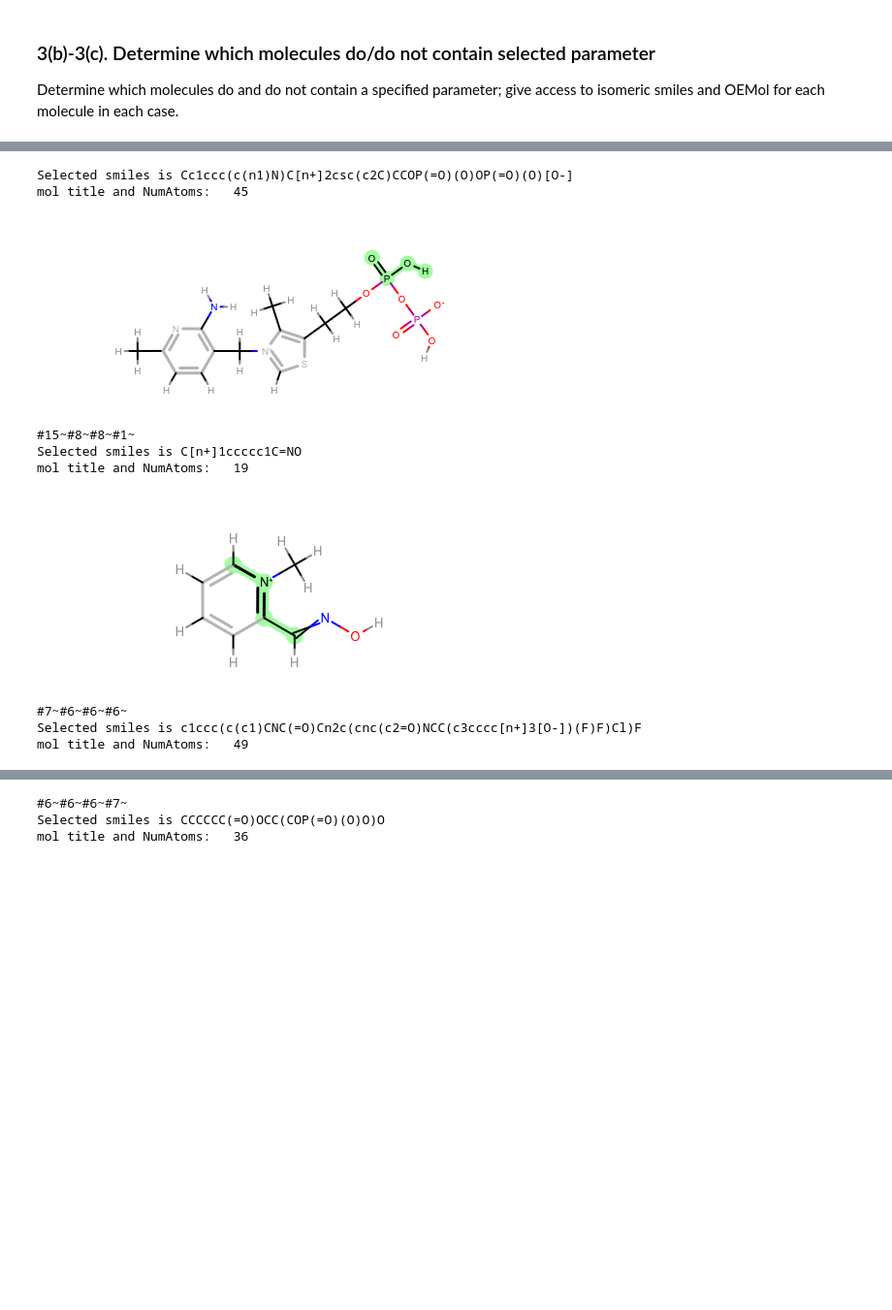
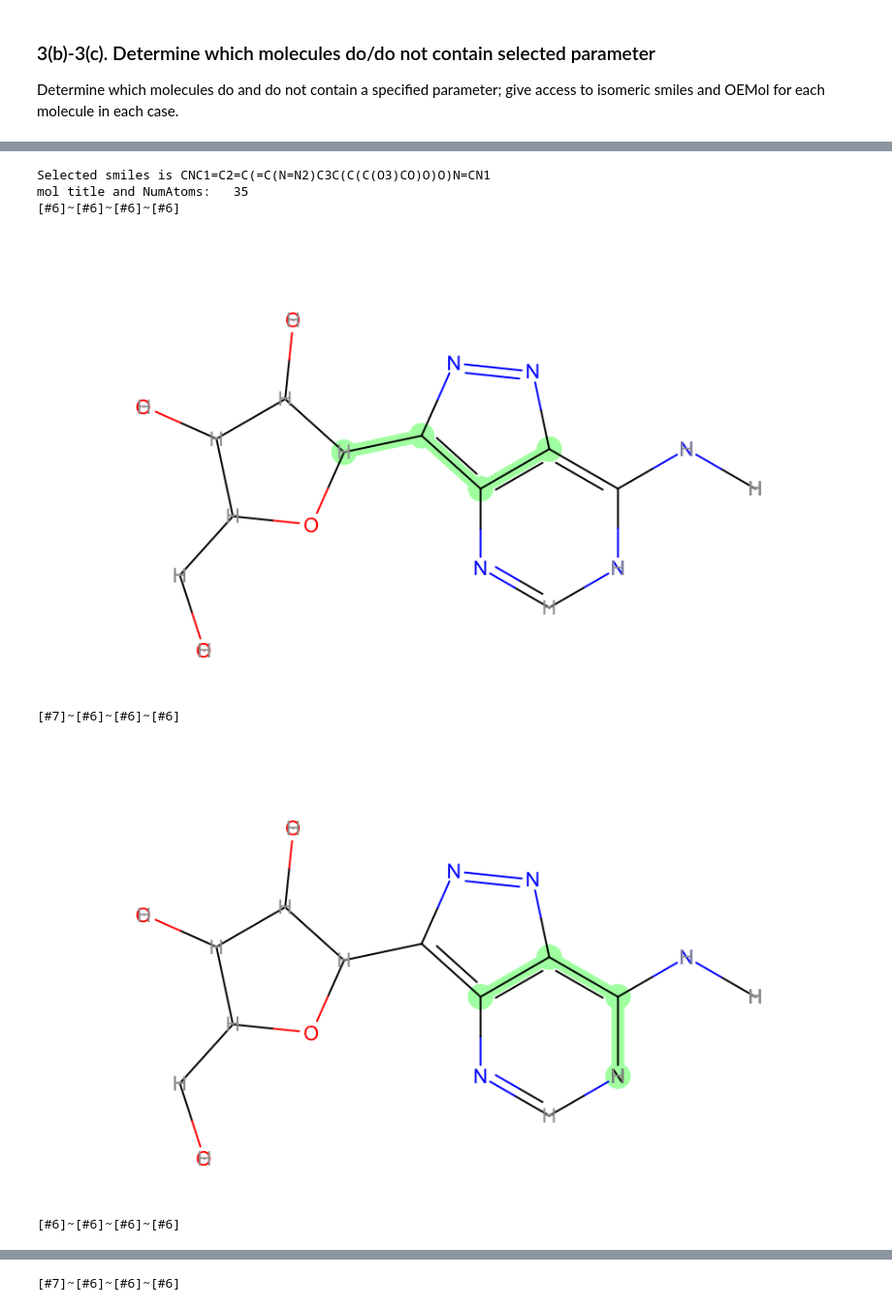
Before and after one commit to openforcefield/openff-toolkit, a Jupyter notebook: examples/test_smirff99Frosst/parameter_usage.ipynb, the cells around one changed output, grey strips where cells are left out. Shown at 97% size. Saved outputs shown, nothing was run; the diff lists cells and outputs as text; code cells hidden in the pictures; blank space fills up the shorter version.

Commit message:
small changes to ffxml and filtering molecules, will organize more this weekend

```diff
--- a/examples/test_smirff99Frosst/parameter_usage.ipynb
+++ b/examples/test_smirff99Frosst/parameter_usage.ipynb
@@ -30,3 +30,6 @@ import matplotlib
 import numpy as np
 import pylab as pl
 import matplotlib.pyplot as plt
+import time
+import IPython
+IPython.OutputArea.auto_scroll_threshold = 9999
@@ -33,5 +38,5 @@ import matplotlib.pyplot as plt
 # %%
-def depictAtomByIdx(mol, atomIdxList, supH = False, width=500, height=200):
+def depictAtomByIdx(mol, atomIdxList, supH = False, width=900, height=500):
     molCopy = oechem.OEMol( mol)
     atomBondSet = oechem.OEAtomBondSet()
     for atom in mol.GetAtoms():
@@ -119,18 +124,14 @@ Here we will take in the ZINC parm@frosst subset from CCL (which is also package
 # %%
 # Use utils wrapper functions to find the file and read all of the molecules
 #oemols = read_molecules( get_data_filename('molecules/zinc-subset-tripos.mol2.gz'))
-molecules = read_molecules("/Users/cbanana/Google Drive/RESEARCH/SMIRFF/molecule_sets/updated_DrugBank.mol2.gz")
-smiles = set([oechem.OECreateIsoSmiString(mol) for mol in molecules])
+molecules = read_molecules("updated_DrugBank.mol2.gz")
 
-oemols = list()
 # For use later, generate isomeric SMILES for these so we can easily look up molecules by smiles
 isosmiles_to_mol = {}
-for smi in smiles:
-    mol = oechem.OEMol()
-    oechem.OEParseSmiles(mol, smi)
-    oechem.OEAddExplicitHydrogens(mol)
-    isosmiles_to_mol[smi] = OEMol(mol)
-    oemols.append(OEMol(mol))
+for mol in molecules:
+    smi = oechem.OECreateIsoSmiString(mol)
+    isosmiles_to_mol[smi] = mol
 
+oemols = [mol for smi, mol in isosmiles_to_mol.items()]
 print("After filtering repeated SMILES there are %i molecules" % len(oemols))
 # %% [output]
@@ -239,30 +267,36 @@ First 10 molecules not containing that parameter:
 # %%
+def printAtoms(mol, indices):
+    atoms_by_index = {}
+    for atom in mol.GetAtoms():
+        if atom.GetIdx() in indices:
+            atoms_by_index[atom.GetIdx()] = atom
+
+    atoms = [atoms_by_index[idx] for idx in indices]
+    atoms = ['[#%i]' % atom.GetAtomicNum() for atom in atoms]
+    print('~'.join(atoms))
+
 def DepictMolWithParam( mol, forcefield, param_ID):
     paramOccDict = getMolParamIDToAtomIndex( mol, forcefield)
     smirks, occIdx = paramOccDict[param_ID]
     for IdxByOccurrence in occIdx:
-        image, atomsString = depictAtomByIdx(mol, IdxByOccurrence)
-        display( image )
-        return atomsString
+        printAtoms(mol, IdxByOccurrence)
+        display(depictAtomByIdx(mol, IdxByOccurrence))
 # %%
 limit = len(mols_with_param)
-upperlimit = 20
+upperlimit = 2
 if limit>upperlimit:
     limit = upperlimit
-for idx in range(0, limit):
+for idx in range(4,6):
     smiles = mols_with_param[idx][0]
     mol = mols_with_param[idx][1]
     print('Selected smiles is %s' % smiles)
     print( 'mol title and NumAtoms: ', mol.GetTitle(), mol.NumAtoms() )
     print(DepictMolWithParam( mol, ff, parameter_id))
 # %% [output]
-Selected smiles is Cc1ccc(c(n1)N)C[n+]2csc(c2C)CCOP(=O)(O)OP(=O)(O)[O-]
-mol title and NumAtoms:   45
+Selected smiles is CNC1=C2=C(=C(N=N2)C3C(C(C(O3)CO)O)O)N=CN1
+mol title and NumAtoms:   35
+[#6]~[#6]~[#6]~[#6]
-[figure, old version]
+[figure, new version]
-#15~#8~#8~#1~
-Selected smiles is C[n+]1ccccc1C=NO
-mol title and NumAtoms:   19
+[#7]~[#6]~[#6]~[#6]
-[figure, old version]
+[figure, new version]
-#7~#6~#6~#6~
-Selected smiles is c1ccc(c(c1)CNC(=O)Cn2c(cnc(c2=O)NCC(c3cccc[n+]3[O-])(F)F)Cl)F
-mol title and NumAtoms:   49
+[#6]~[#6]~[#6]~[#6]
@@ -270,3 +304 @@ mol title and NumAtoms:   49
-#6~#6~#6~#7~
-Selected smiles is CCCCCC(=O)OCC(COP(=O)(O)O)O
-mol title and NumAtoms:   36
+[#7]~[#6]~[#6]~[#6]
```
Also changed, not shown: parts of 7 cells of this notebook, 6 other files.
